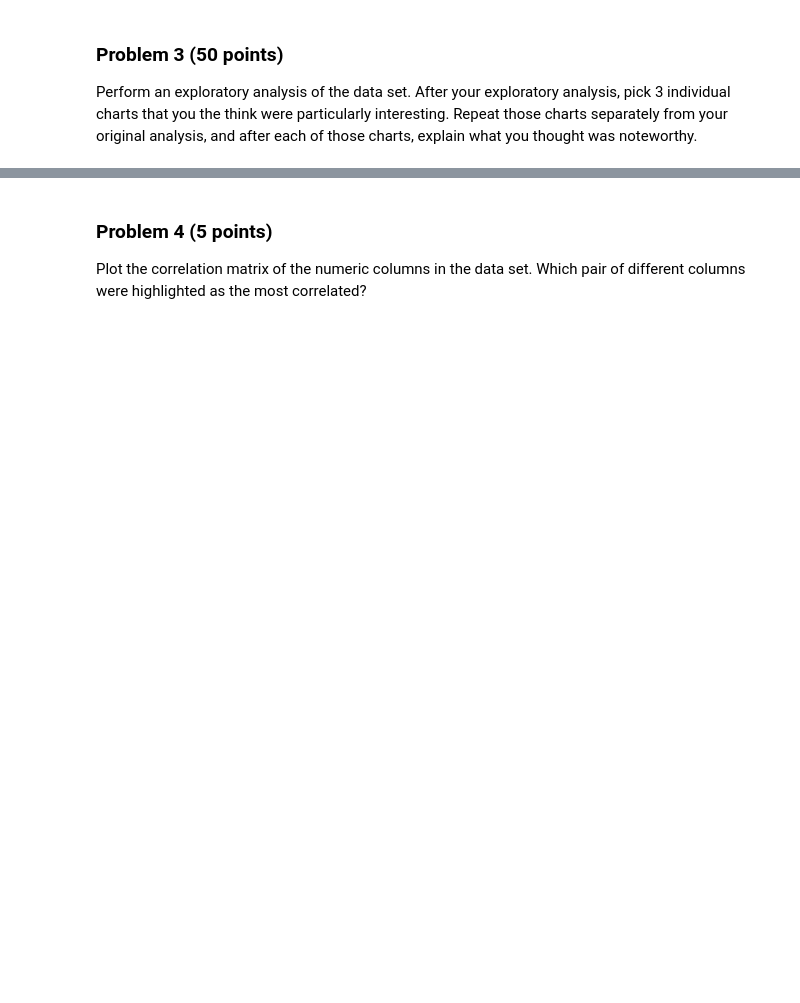
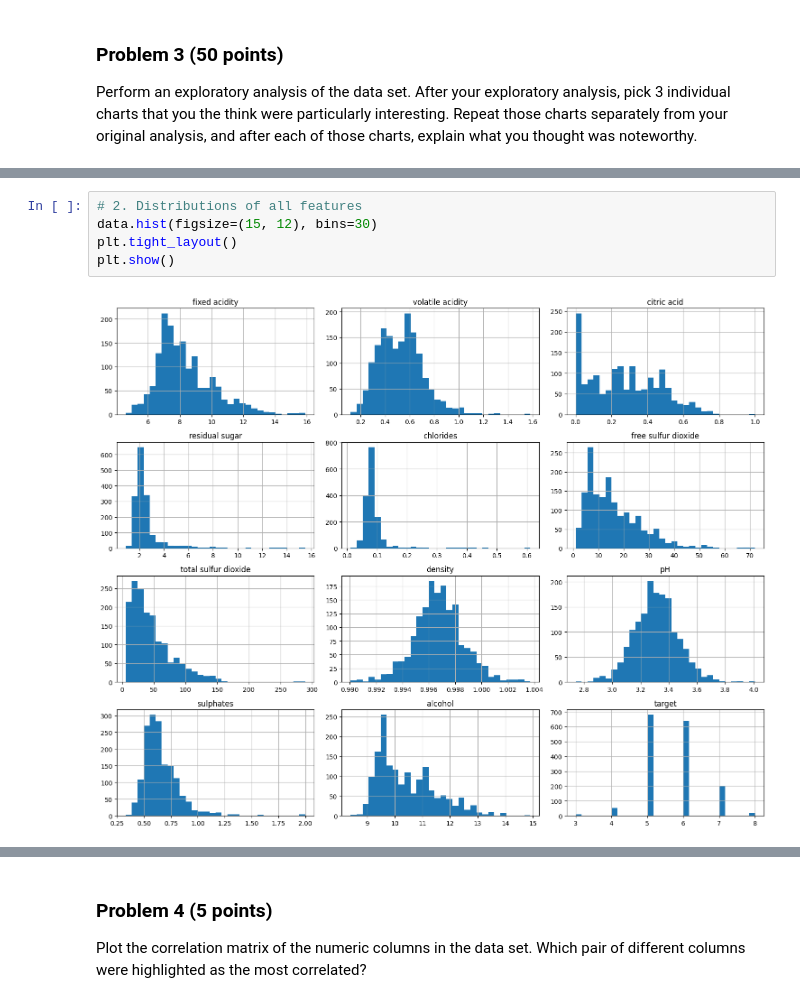
Before and after one commit to epsh3069/dx602-final-project, a Jupyter notebook: project.ipynb, the cells around one changed output, grey strips where cells are left out. Drawn from its saved outputs; the diff is of its cells as text; blank space fills up the shorter version.

```diff
--- a/project.ipynb
+++ b/project.ipynb
@@ -165,0 +168,7 @@ YOUR ANSWERS HERE
+# %%
+# 2. Distributions of all features
+data.hist(figsize=(15, 12), bins=30)
+plt.tight_layout()
+plt.show()
+# %% [output]
+[figure, added]
```
Also changed, not shown: parts of 29 cells of this notebook.
